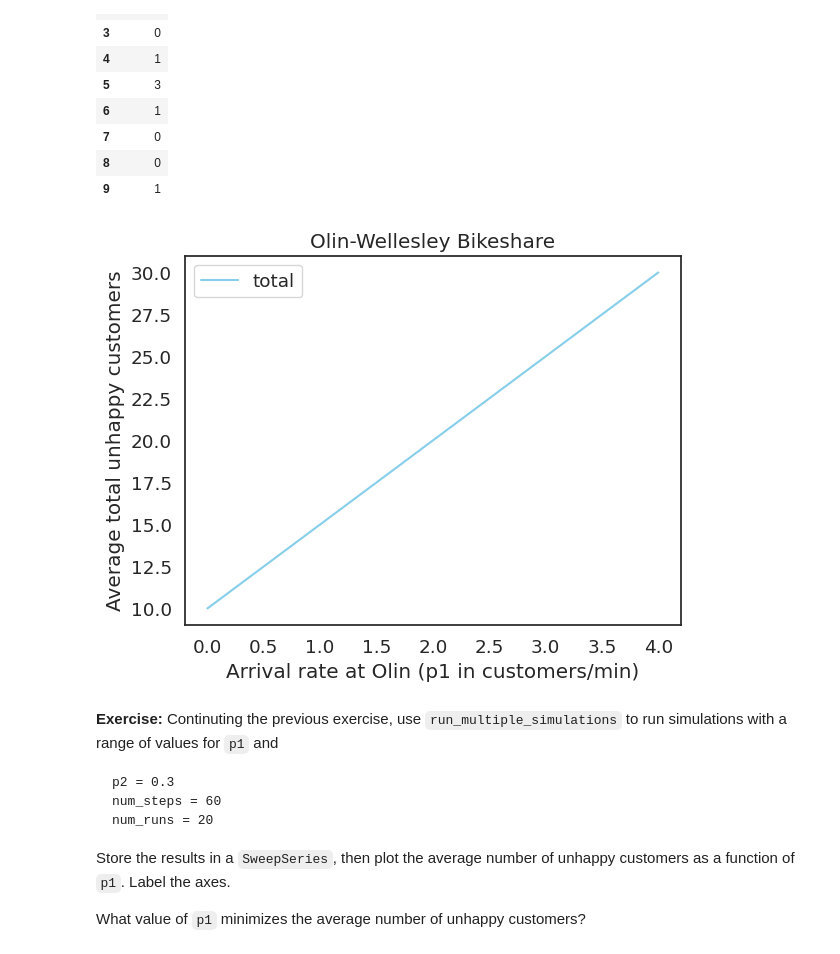
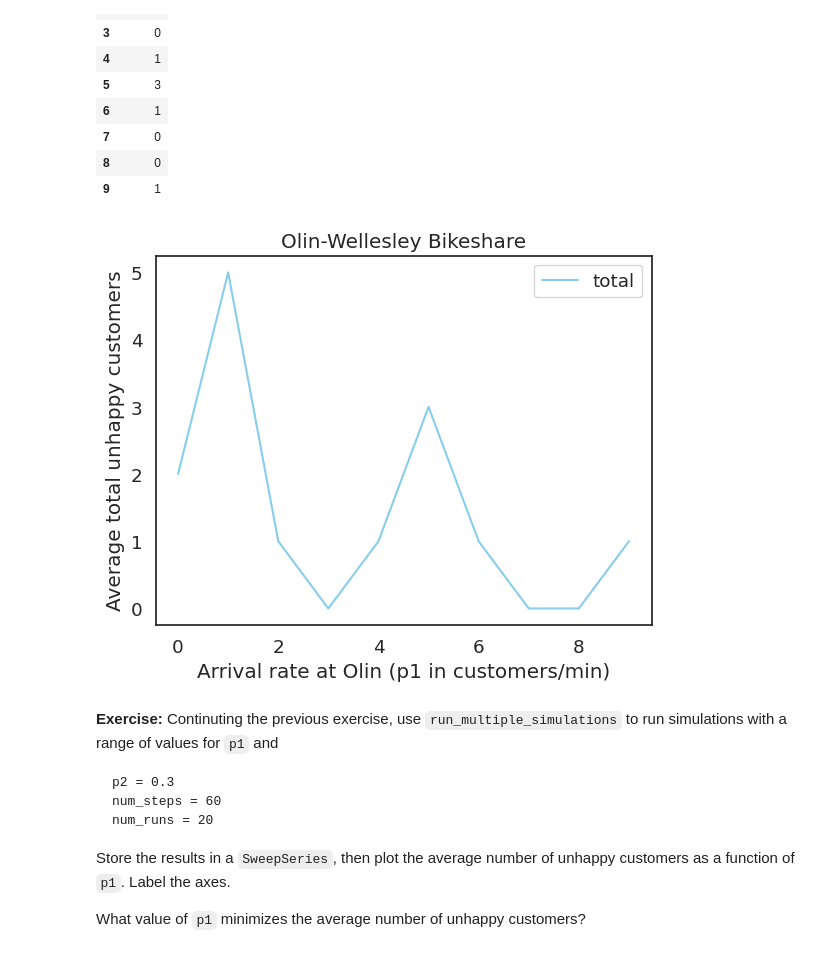
Before and after one commit to waheeb123/Data_604_homeworks, a Jupyter notebook: notebooks/chap04.ipynb, the cells around one changed output. Drawn from its saved outputs; the diff is of its cells as text; code cells hidden in the pictures.

```diff
--- a/notebooks/chap04.ipynb
+++ b/notebooks/chap04.ipynb
@@ -408,22 +408,22 @@ run_multiple_simulations(p1, p2, num_steps, num_runs)
 # %%
 import matplotlib.pyplot as plt
 
 # Define the 'results' variable with sample data
-results = [10, 15, 20, 25, 30]
+results = [2, 5, 1, 0, 1, 3, 1, 0, 0, 1]
 
 # Plot the results
 plt.plot(results, label='total', color='skyblue')
 
 # Decorate the plot
 plt.title('Olin-Wellesley Bikeshare')
 plt.xlabel('Arrival rate at Olin (p1 in customers/min)')
 plt.ylabel('Average total unhappy customers')
 plt.legend()
 
 # Show the plot
 plt.show()
 # %% [output]
-[figure, old version]
+[figure, new version]
 # %% [markdown]
 **Exercise:**  Continuting the previous exercise, use `run_multiple_simulations` to run simulations with a range of values for `p1` and
 
```
